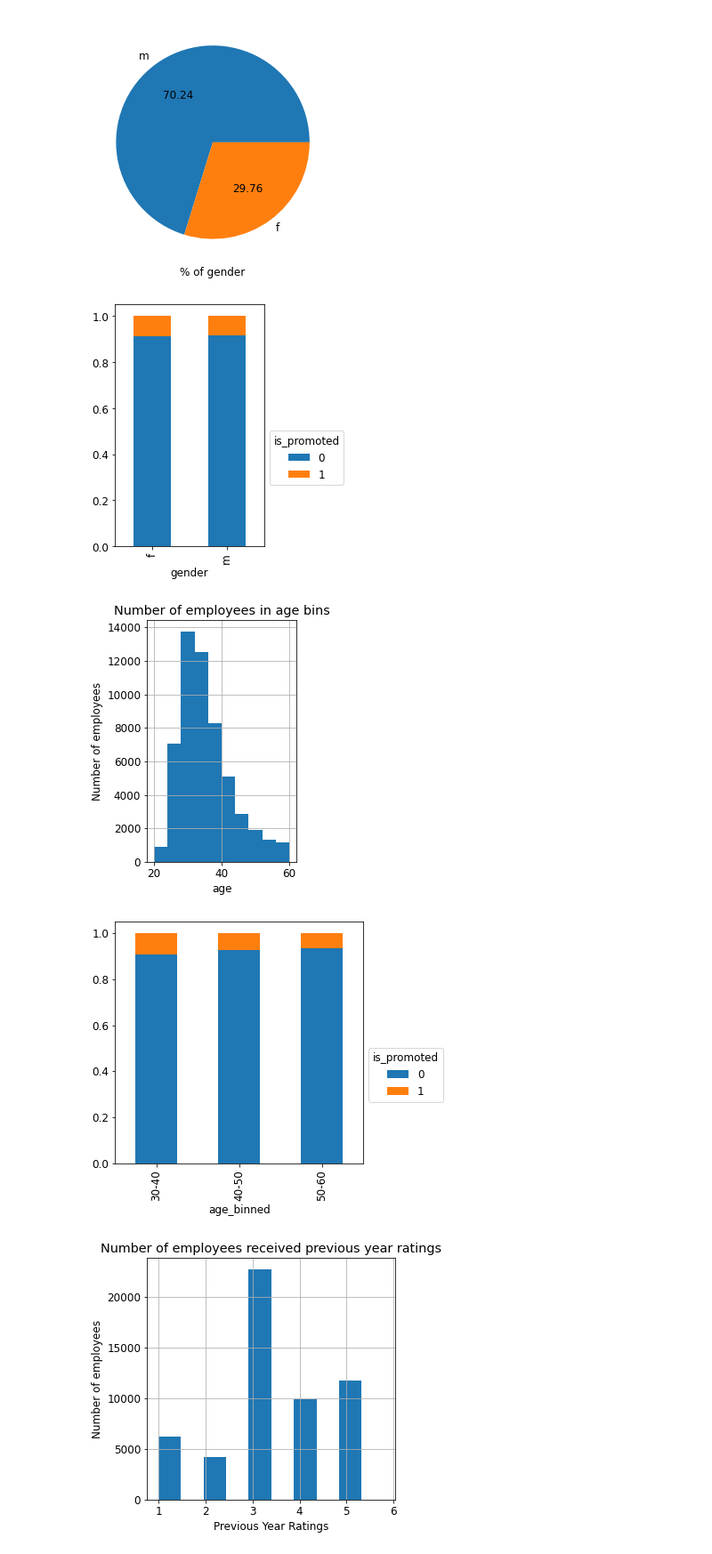
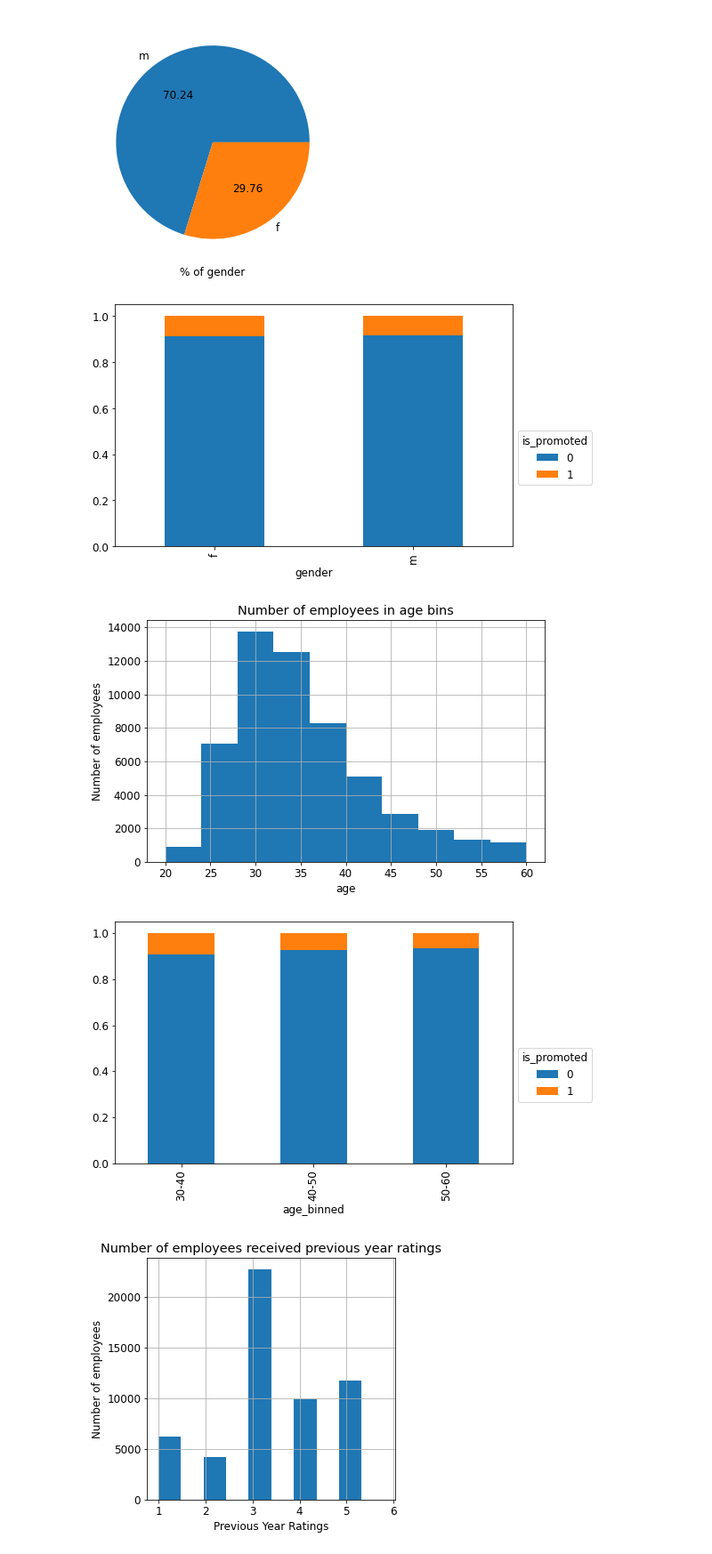
Before and after one commit to cerenkasap/prediction_of_employee_promotion, a Jupyter notebook: Exploratory_Data_Analysis.ipynb, the cells around one changed output. Shown: that part at 89% size. Saved outputs shown, nothing was run; the diff lists cells and outputs as text; code cells hidden in the pictures.

```diff
--- a/Exploratory_Data_Analysis.ipynb
+++ b/Exploratory_Data_Analysis.ipynb
@@ -48,9 +48,9 @@ plt.show()
 [figure]
 # %%
 #Percentage of people who got promoted from each department
-plt.rcParams['figure.figsize'] = [10, 5]
+plt.rcParams['figure.figsize'] = [20, 5]
 ct = pd.crosstab(df.department,df.is_promoted,normalize='index')
 ct.plot.bar(stacked=True)
 plt.legend(title='is_promoted',bbox_to_anchor=(1,0.5))
-plt.savefig('images/recruitment_channel_percentage', dpi=300)
+plt.savefig('images/recruitment_channel_percentage')
 # %% [output]
@@ -83,10 +83,10 @@ plt.show()
 [figure]
 # %%
 #Distribution of promotions among people with different Educational backgrounds
-plt.rcParams['figure.figsize'] = [5, 5]
+plt.rcParams['figure.figsize'] = [10, 5]
 edu = pd.crosstab(df.education,df.is_promoted,normalize='index')
 edu.plot.bar(stacked=True)
-plt.rcParams['figure.figsize'] = [5, 5]
+plt.rcParams['figure.figsize'] = [20, 5]
 plt.legend(title='is_promoted',bbox_to_anchor=(1,0.5))
-plt.savefig('images/education_dist.png', dpi=300)
+plt.savefig('images/education_dist.png')
 # %% [output]
@@ -102,39 +102,39 @@ plt.show()
 [figure]
 # %%
 #Dist of promotions across genders
-plt.rcParams['figure.figsize'] = [3, 5]
+plt.rcParams['figure.figsize'] = [8, 5]
 gender = pd.crosstab(df.gender,df.is_promoted,normalize='index')
 gender.plot.bar(stacked=True)
 plt.legend(title='is_promoted',loc='upper left',bbox_to_anchor=(1, 0.5))
-plt.savefig('images/gender_dist.png', dpi=300)
+plt.savefig('images/gender_dist.png')
 # %% [output]
-[figure, old version]
+[figure, new version]
 # %%
 #Bar graph for age
 df.age.hist()
 plt.title("Number of employees in age bins")
 plt.xlabel("age")
 plt.ylabel("Number of employees")
-plt.savefig('images/age.png', dpi=300)
+plt.savefig('images/age.png')
 plt.show()
 # %% [output]
-[figure, old version]
+[figure, new version]
 # %%
 #Distribution of promotion ratios with respect to age
-plt.rcParams['figure.figsize'] = [5, 5]
+plt.rcParams['figure.figsize'] = [8, 5]
 age_bins = [20,30,40,50,60]
 age_labels = ['20-30','30-40','40-50','50-60']
 bins = [30,40,50,60,70,80,90,100]
 labels = ['30-40','40-50','50-60','60-70','70-80','80-90','90-100']
 df['age_binned'] = pd.cut(df['age'], bins=bins, labels=labels)
 df['age_binned'].value_counts()
 age_bin = pd.crosstab(df.age_binned,df.is_promoted,normalize='index')
 age_bin.plot.bar(stacked=True)
 plt.rcParams['figure.figsize'] = [5, 5]
 plt.legend(title='is_promoted',loc='upper left',bbox_to_anchor=(1, 0.5))
 plt.savefig('images/age_dist.png', dpi=300)
 # %% [output]
-[figure, old version]
+[figure, new version]
 # %%
 #Bar graph for 'previous_year_rating'
 df.previous_year_rating.hist()
```
Also changed, not shown: parts of 9 cells of this notebook, 14 other files.
